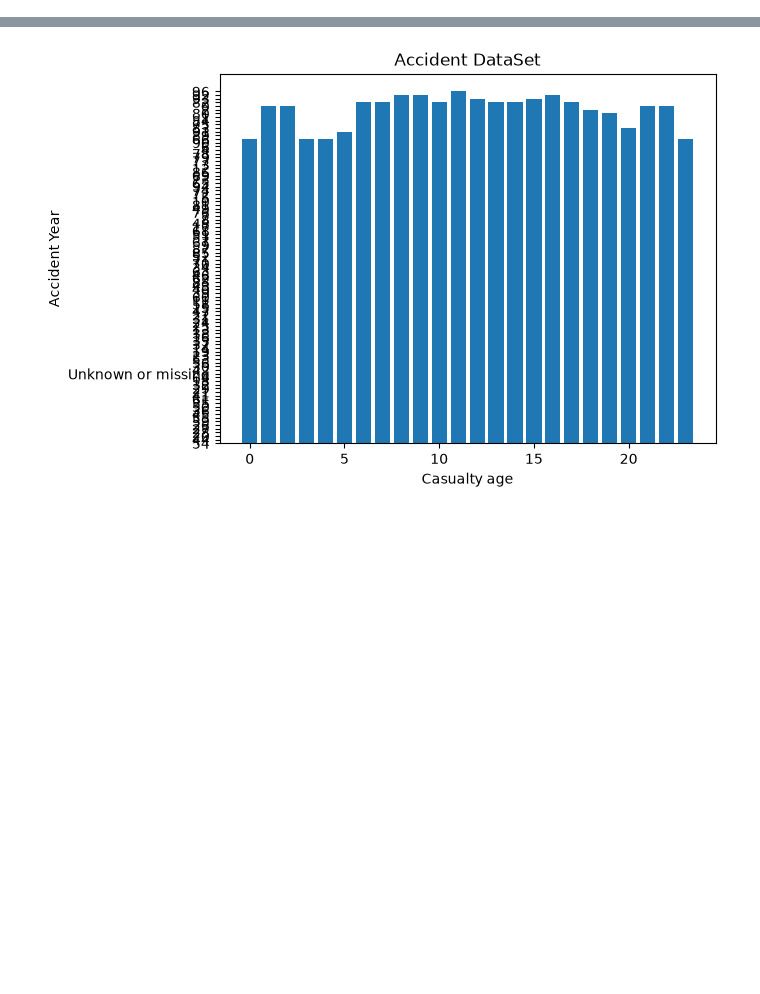
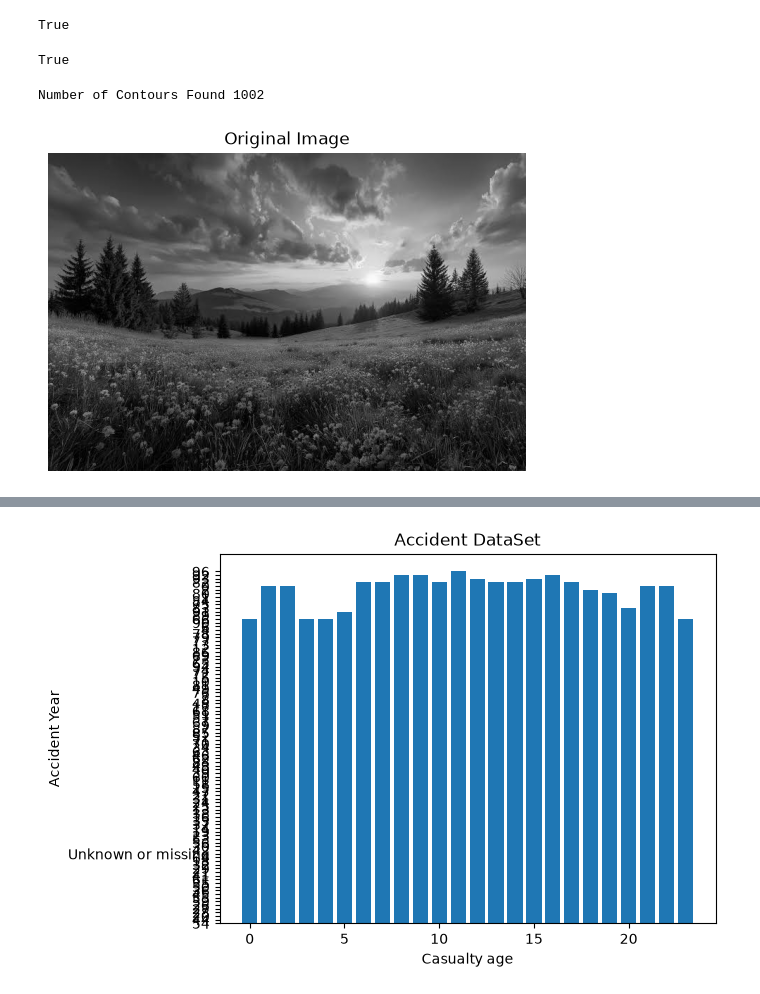
Before and after one commit to lokeshprg/BasicProjectsandTheory, a Jupyter notebook: iotramdom/testiot.ipynb, the cells around one changed output, grey strips where cells are left out. Drawn from its saved outputs; the diff is of its cells as text; code cells hidden in the pictures; blank space fills up the shorter version.

```diff
--- a/iotramdom/testiot.ipynb
+++ b/iotramdom/testiot.ipynb
@@ -5,3 +110,19 @@ print(pd1)
+# %%
+# Day 23
+import cv2
+img = cv2.imread('photo.jpeg')
+denoised_img = cv2.fastNlMeansDenoisingColored(img,None,h=10,hColor=10,templateWindowSize=7,searchWindowSize=21)
+cv2.imwrite('cleaned_photo.jpg', denoised_img)
+# %% [output]
+True
+# %%
+# Day 23
+import cv2
+img = cv2.imread('photo.jpeg')
+bilat = cv2.bilateralFilter(img, d=9, sigmaColor=75, sigmaSpace=75)
+cv2.imwrite('cleaned_bilateral.jpg',bilat)
+# %% [output]
+True
 # %%
 # Task 31
 import cv2
@@ -43 +172,38 @@ cv2.waitKey()
 cv2.destroyAllWindows()
+# %%
+# Day 24: Contour
+import cv2
+import numpy as np
+img = cv2.imread('images1.jpg')
+gray = cv2.cvtColor(img, cv2.COLOR_BGR2GRAY)
+edged = cv2.Canny(gray, 30, 200)
+contours, hierarchy = cv2.findContours(edged, cv2.RETR_EXTERNAL, cv2.CHAIN_APPROX_NONE)
+cv2.imshow('Canny images after Contouring', edged)
+cv2.waitKey(0)
+print("Number of Contours Found "+str(len(contours)))
+cv2.drawContours(img, contours, -1, (0, 255, 0), 3)
+cv2.imshow("Contours", img)
+cv2.waitKey(0)
+cv2.destroyAllWindows()
+# %% [output]
+Number of Contours Found 1002
+# %%
+# Day 24: Dilation
+import cv2
+import numpy as np
+import matplotlib.pyplot as plt
+
+img = cv2.imread('images1.jpg', 0)
+
+kernel = np.ones((5,5), np.uint8)
+
+img_dilation = cv2.dilate(img, kernel, iterations=1)
+plt.figure(figsize=(10,5))
+plt.subplot(1,2,1)
+plt.imshow(img, cmap='gray')
+plt.title("Original Image")
+plt.axis('off')
+plt.tight_layout()
+plt.show()
+# %% [output]
+[figure, added]
```
Also changed, not shown: parts of 13 cells of this notebook, 37 other files.
